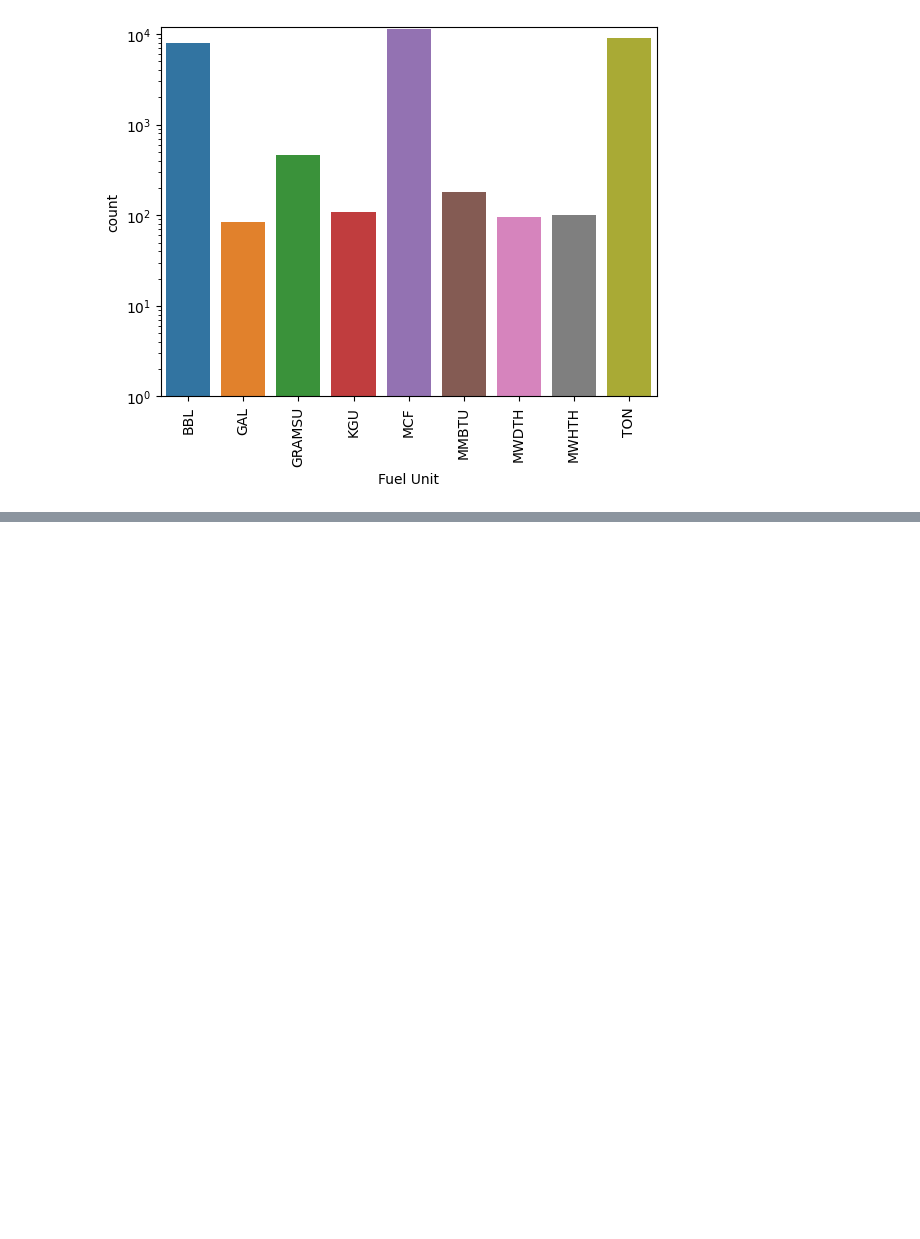
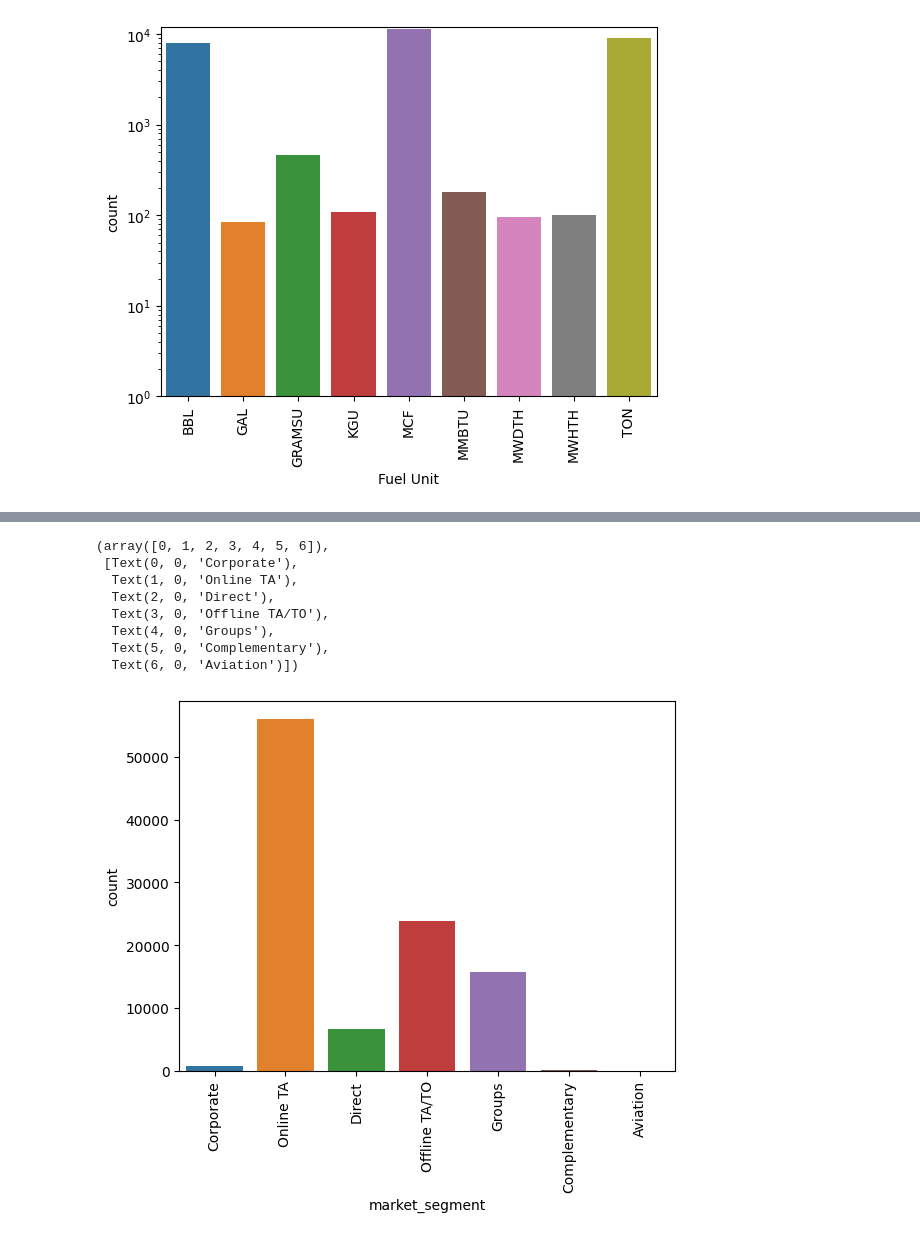
Before and after one commit to mobkimark/Darked, a Jupyter notebook: Another_copy_of_HDSC_INTERNSHIP.ipynb, the cells around one changed output, grey strips where cells are left out. Saved outputs shown, nothing was run; the diff lists cells and outputs as text; code cells hidden in the pictures; blank space fills up the shorter version.

```diff
--- a/Another_copy_of_HDSC_INTERNSHIP.ipynb
+++ b/Another_copy_of_HDSC_INTERNSHIP.ipynb
@@ -167,0 +380,13 @@ plt.xticks(rotation=90)
+# %%
+sns.countplot(categorical_data,x="market_segment")
+plt.xticks(rotation=90)
+# %% [output]
+(array([0, 1, 2, 3, 4, 5, 6]),
+ [Text(0, 0, 'Corporate'),
+  Text(1, 0, 'Online TA'),
+  Text(2, 0, 'Direct'),
+  Text(3, 0, 'Offline TA/TO'),
+  Text(4, 0, 'Groups'),
+  Text(5, 0, 'Complementary'),
+  Text(6, 0, 'Aviation')])
+[figure, added]
```
Also changed, not shown: parts of 30 cells of this notebook.
